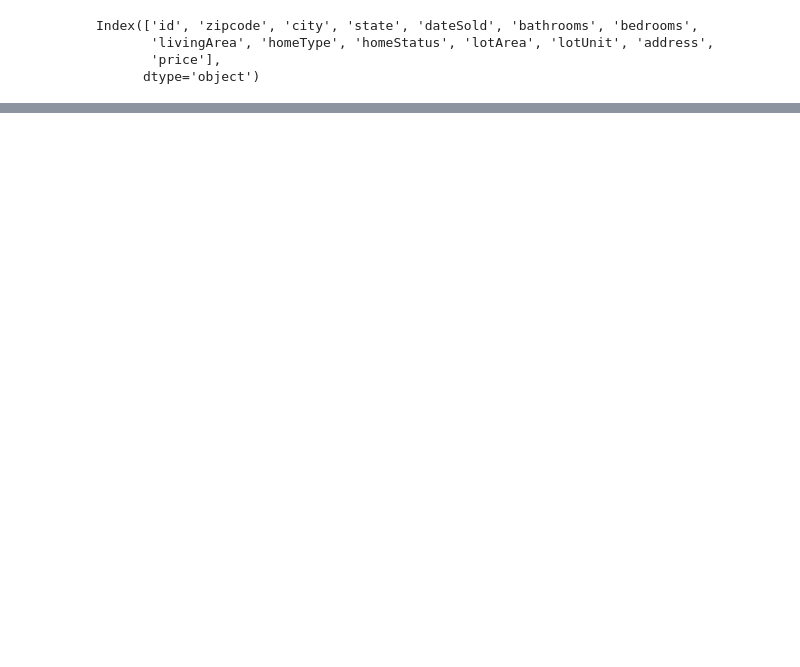
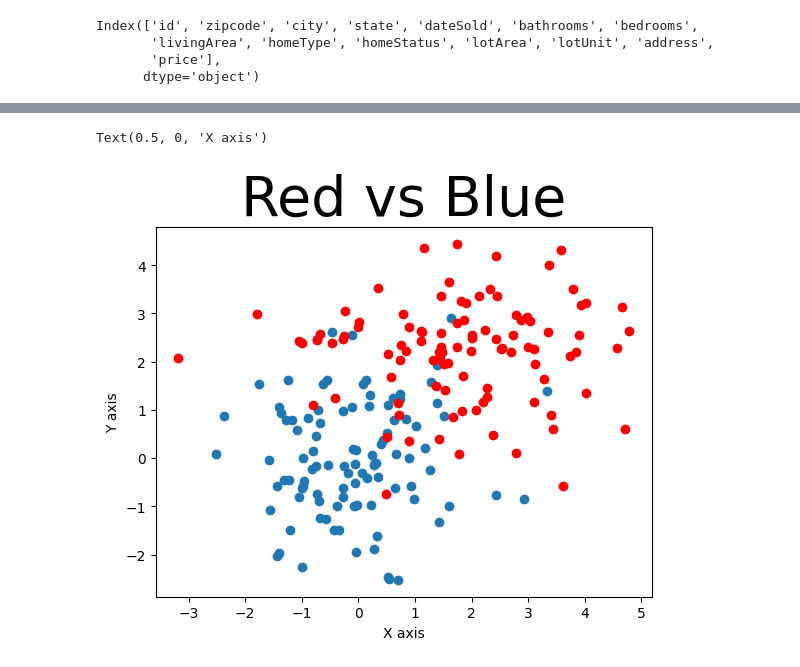
Before and after one commit to vtomlin1/Portfolio, a Jupyter notebook: Python/MLH_Housing_Prices_Forecasting.ipynb, the cells around one changed output, grey strips where cells are left out. Saved outputs shown, nothing was run; the diff lists cells and outputs as text; code cells hidden in the pictures; blank space fills up the shorter version.

```diff
--- a/Python/MLH_Housing_Prices_Forecasting.ipynb
+++ b/Python/MLH_Housing_Prices_Forecasting.ipynb
@@ -28,0 +63,9 @@ Index(['id', 'zipcode', 'city', 'state', 'dateSold', 'bathrooms', 'bedrooms',
+# %%
+plt.scatter(x,y)
+plt.scatter(xp, yp, c= 'red')
+plt.title('Red vs Blue', fontdict={'size':40})
+plt.ylabel('Y axis')
+plt.xlabel('X axis')
+# %% [output]
+Text(0.5, 0, 'X axis')
+[figure, added]
```
Also changed, not shown: parts of 6 cells of this notebook.
